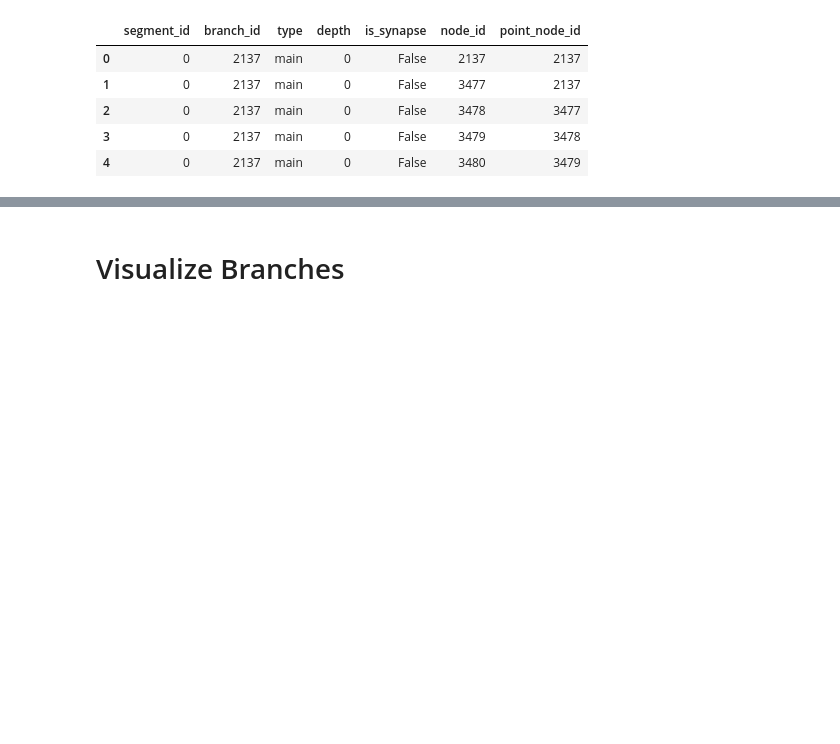
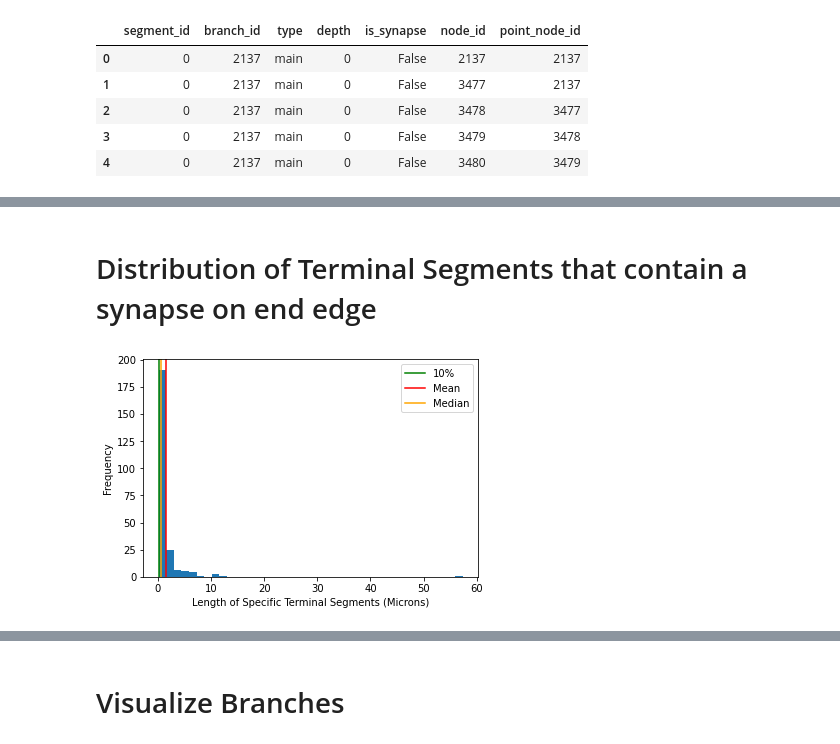
Before and after one commit to amandapiya/SURF2020, a Jupyter notebook: Visualization_Synapse Endings.ipynb, the cells around one changed output, grey strips where cells are left out. Cells and saved outputs as stored; diff of their text form; code cells hidden in the pictures; blank space fills up the shorter version.

Commit message:
terminal segment analysis

```diff
--- a/Visualization_Synapse Endings.ipynb
+++ b/Visualization_Synapse Endings.ipynb
@@ -179,0 +91,2 @@ print(node_ids_db)
+# %% [markdown]
+# Distribution of Terminal Segments that contain a synapse on end edge
@@ -179,0 +95,45 @@ print(node_ids_db)
+# %%
+ts_ids = segments[segments['type'] == 'ts']['segment_id'].unique()
+
+ts_lengths = []
+num_edges = []
+end_ts_synapses_node_ids = []
+
+ts_lengths_short = {} # dict of ts, length < 3
+
+ts_empty_lengths = {}
+end_ts_empty_node_ids = []
+
+for ts_id in ts_ids:
+    sub_data = segments[segments['segment_id'] == ts_id]
+    last_node = sub_data.iloc[-1]
+    length = get_length(ts_id)
+    if last_node['is_synapse']:
+        if length < 3:
+            ts_lengths_short[ts_id] = length
+        end_ts_synapses_node_ids.append(last_node['node_id'])
+        ts_lengths.append(length)
+        num_edges.append(len(sub_data))
+    else:
+        end_ts_empty_node_ids.append(last_node['node_id'])
+        ts_empty_lengths[ts_id] = length
+
+ts_lengths, num_edges = (list(t) for t in zip(*sorted(zip(ts_lengths, num_edges))))
+
+end_syn_node_x = syn_x[np.isin(_post_nid, end_ts_synapses_node_ids)]
+end_syn_node_y = syn_y[np.isin(_post_nid, end_ts_synapses_node_ids)]
+end_syn_node_z = syn_z[np.isin(_post_nid, end_ts_synapses_node_ids)]
+end_synapse_ids = _sid[np.isin(_post_nid, end_ts_synapses_node_ids)]
+# %%
+np.warnings.filterwarnings('ignore')
+
+plt.hist(ts_lengths, bins=40)
+plt.xlabel("Length of Specific Terminal Segments (Microns)")
+plt.ylabel("Frequency")
+
+plt.axvline(np.percentile(ts_lengths, 10), color="green", label='10%')
+plt.axvline(np.mean(ts_lengths), color="red", label='Mean')
+plt.axvline(np.median(ts_lengths), color="orange", label='Median')
+plt.legend();
+# %% [output]
+[figure, added]
```
Also changed, not shown: parts of 26 cells of this notebook, 2 other files.
